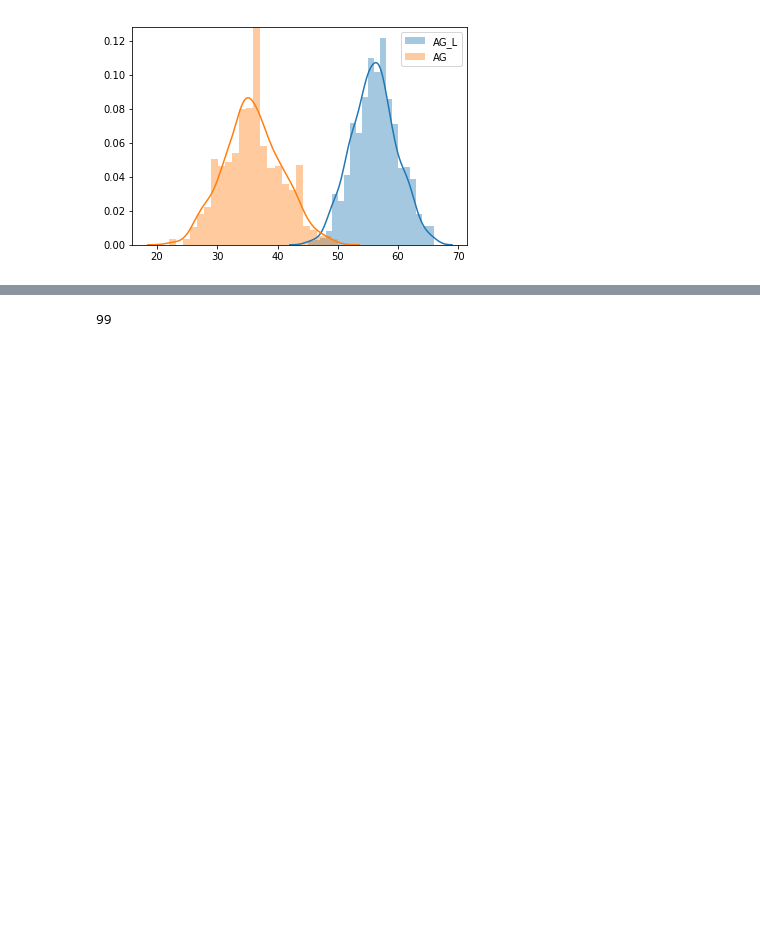
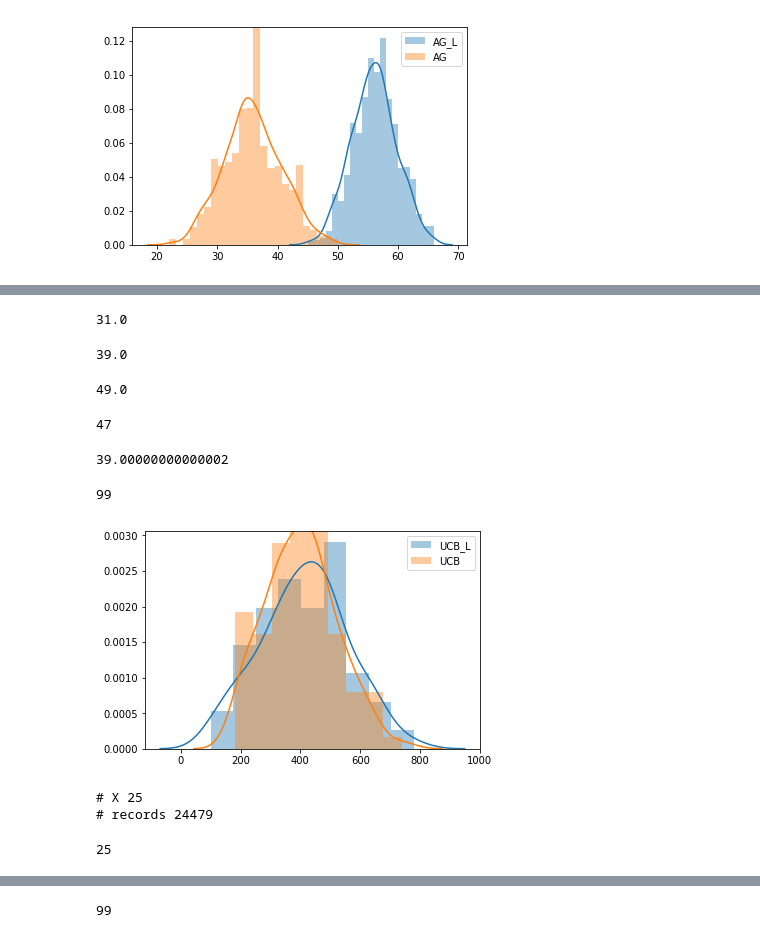
Before and after one commit to ShrekFelix/Reducing-Exploration-of-Dying-Arms-in-Mortal-Bandits, a Jupyter notebook: optimal exploration for mortal MAB.ipynb, the cells around one changed output, grey strips where cells are left out. Saved outputs shown, nothing was run; the diff lists cells and outputs as text; code cells hidden in the pictures; blank space fills up the shorter version.

Commit message:
tune rewards

```diff
--- a/optimal exploration for mortal MAB.ipynb
+++ b/optimal exploration for mortal MAB.ipynb
@@ -527,8 +527,7 @@ def UCB_L(n=1000, c=.005, m=25, r=1, records=records, lives=lives, verbose=True,
     return rewards
 # %%
-# offline simulation for UCB_L
 # tune rewards
-def UCB_L(n=1000, c=.005, m=25, r=1, records=records, lives=lives, verbose=True, mode=True):
+def UCB_L2(n=1000, c=.005, m=25, r=1, reward_rate=1, records=records, lives=lives, verbose=True, mode=True):
     # records should be long enough
     '''
     n: number of turns to play
@@ -556,7 +555,7 @@ def UCB_L(n=1000, c=.005, m=25, r=1, records=records, lives=lives, verbose=True,
     # initialization
     while t<=m:
         displayed = records[i]['displayed']
-        clicked = records[i]['clicked']
+        clicked = records[i]['clicked'] * reward_rate
         if displayed not in X.keys():
             S[displayed] = t
             X[displayed] = np.array([clicked, 1])
@@ -567,7 +566,7 @@ def UCB_L(n=1000, c=.005, m=25, r=1, records=records, lives=lives, verbose=True,
         while i<len(records):
             fake = False
             displayed = records[i]['displayed']
-            clicked = records[i]['clicked']
+            clicked = records[i]['clicked'] * reward_rate
 
             if displayed not in X.keys(): # use previous mean as an estimation for an unseen arm
                 fake = True
@@ -575,6 +574,7 @@ def UCB_L(n=1000, c=.005, m=25, r=1, records=records, lives=lives, verbose=True,
                 X[displayed] = np.array([estimation, 1])
 
             best = max(X.items(), key= lambda x:ucb(x))
+
 
             if fake:
                 X.pop(displayed)
@@ -600,5 +600,5 @@ def UCB_L(n=1000, c=.005, m=25, r=1, records=records, lives=lives, verbose=True,
     if verbose:
         print('# X', len(X.keys()))
         print('# records', i)
-
+        return rewards, X
     return rewards
@@ -604,0 +613,44 @@ def UCB_L(n=1000, c=.005, m=25, r=1, records=records, lives=lives, verbose=True,
+# %%
+UCB_L2(reward_rate=10, c=5, verbose=False)/10
+# %% [output]
+31.0
+# %%
+UCB_L2(reward_rate=10, c=.5, verbose=False)/10
+# %% [output]
+39.0
+# %%
+UCB_L2(reward_rate=5, verbose=False)/5
+# %% [output]
+49.0
+# %%
+UCB_L2(reward_rate=1, c=.005, verbose=False)
+# %% [output]
+47
+# %%
+UCB_L2(reward_rate=.1, c=.001, verbose=False)/.1
+# %% [output]
+39.00000000000002
+# %%
+ucbl = []
+ucbn = []
+for i in range(100):
+    ucbl.append(UCB_L2(n=500, m=20, r=.8, reward_rate=20, c=0.005, records=records[i*300:1000000+i*300], verbose=False))
+    ucbn.append(UCB_L2(n=500, m=20, r=.8, reward_rate=20, records=records[i*300:1000000+i*300], mode=False, verbose=False))
+    print(i,end='\r',flush=True)
+    time.sleep(.001)
+sns.distplot(ucbl,label='UCB_L')
+sns.distplot(ucbn,label='UCB')
+plt.legend()
+pass
+# %% [output]
+99
+[figure, added]
+# %%
+rewards,X = UCB_L()
+# %% [output]
+# X 25
+# records 24479
+# %%
+len(X)
+# %% [output]
+25
```
Also changed, not shown: parts of 4 cells of this notebook.
